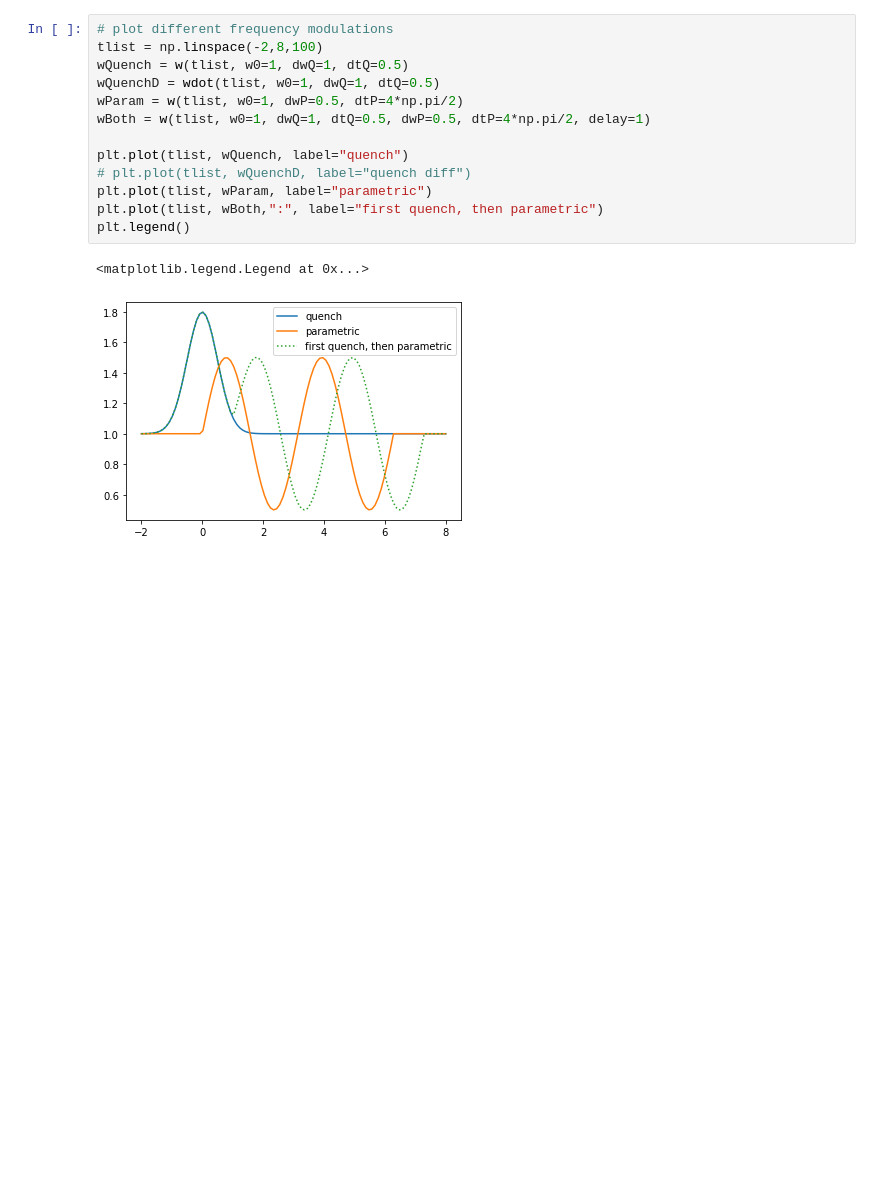
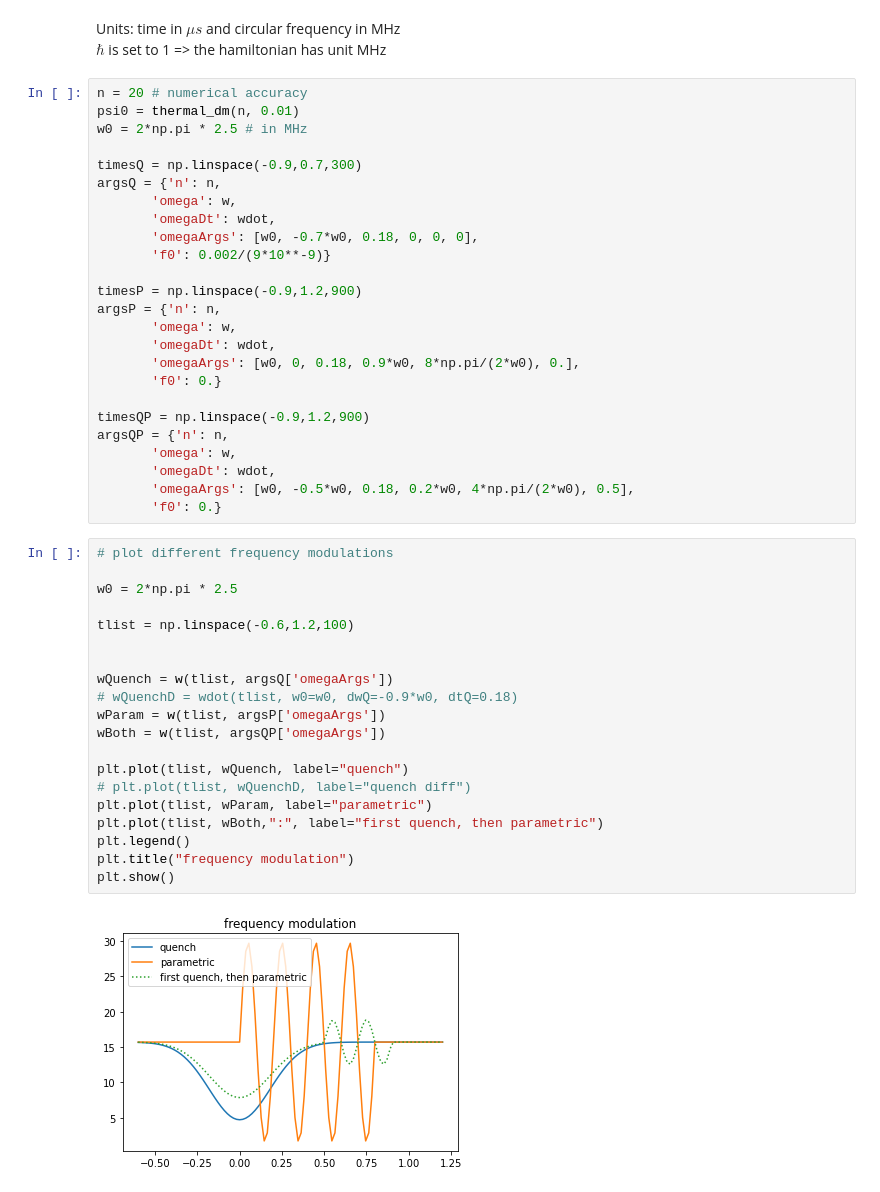
Before and after one commit to R-Thomm/Robin-Master, a Jupyter notebook: squeezed.ipynb, the cells around one changed output. Cells and saved outputs as stored; diff of their text form; blank space fills up the shorter version.

Commit message:
changes in H (inclusion of the force), considering the hopefully right units, introduced a plot function

```diff
--- a/squeezed.ipynb
+++ b/squeezed.ipynb
@@ -8,16 +8,50 @@ from functionsSqueeze import w, wdot, H, getParams
+# %% [markdown]
+Units: time in $\mu s$ and circular frequency in MHz<br/>
+    $\hbar$ is set to 1 => the hamiltonian has unit MHz
+# %%
+n = 20 # numerical accuracy
+psi0 = thermal_dm(n, 0.01)
+w0 = 2*np.pi * 2.5 # in MHz
+
+timesQ = np.linspace(-0.9,0.7,300)
+argsQ = {'n': n,
+       'omega': w,
+       'omegaDt': wdot,
+       'omegaArgs': [w0, -0.7*w0, 0.18, 0, 0, 0],
+       'f0': 0.002/(9*10**-9)}
+
+timesP = np.linspace(-0.9,1.2,900)
+argsP = {'n': n,
+       'omega': w,
+       'omegaDt': wdot,
+       'omegaArgs': [w0, 0, 0.18, 0.9*w0, 8*np.pi/(2*w0), 0.],
+       'f0': 0.}
+
+timesQP = np.linspace(-0.9,1.2,900)
+argsQP = {'n': n,
+       'omega': w,
+       'omegaDt': wdot,
+       'omegaArgs': [w0, -0.5*w0, 0.18, 0.2*w0, 4*np.pi/(2*w0), 0.5],
+       'f0': 0.}
 # %%
 # plot different frequency modulations
-tlist = np.linspace(-2,8,100)
-wQuench = w(tlist, w0=1, dwQ=1, dtQ=0.5)
-wQuenchD = wdot(tlist, w0=1, dwQ=1, dtQ=0.5)
-wParam = w(tlist, w0=1, dwP=0.5, dtP=4*np.pi/2)
-wBoth = w(tlist, w0=1, dwQ=1, dtQ=0.5, dwP=0.5, dtP=4*np.pi/2, delay=1)
+
+w0 = 2*np.pi * 2.5
+
+tlist = np.linspace(-0.6,1.2,100)
+
+
+wQuench = w(tlist, argsQ['omegaArgs'])
+# wQuenchD = wdot(tlist, w0=w0, dwQ=-0.9*w0, dtQ=0.18)
+wParam = w(tlist, argsP['omegaArgs'])
+wBoth = w(tlist, argsQP['omegaArgs'])
 
 plt.plot(tlist, wQuench, label="quench")
 # plt.plot(tlist, wQuenchD, label="quench diff")
 plt.plot(tlist, wParam, label="parametric")
 plt.plot(tlist, wBoth,":", label="first quench, then parametric")
 plt.legend()
+plt.title("frequency modulation")
+plt.show()
 # %% [output]
-<matplotlib.legend.Legend at 0x...>
-[figure, old version]
+[figure, new version]
```
Also changed, not shown: parts of 12 cells of this notebook, 1 other file.
